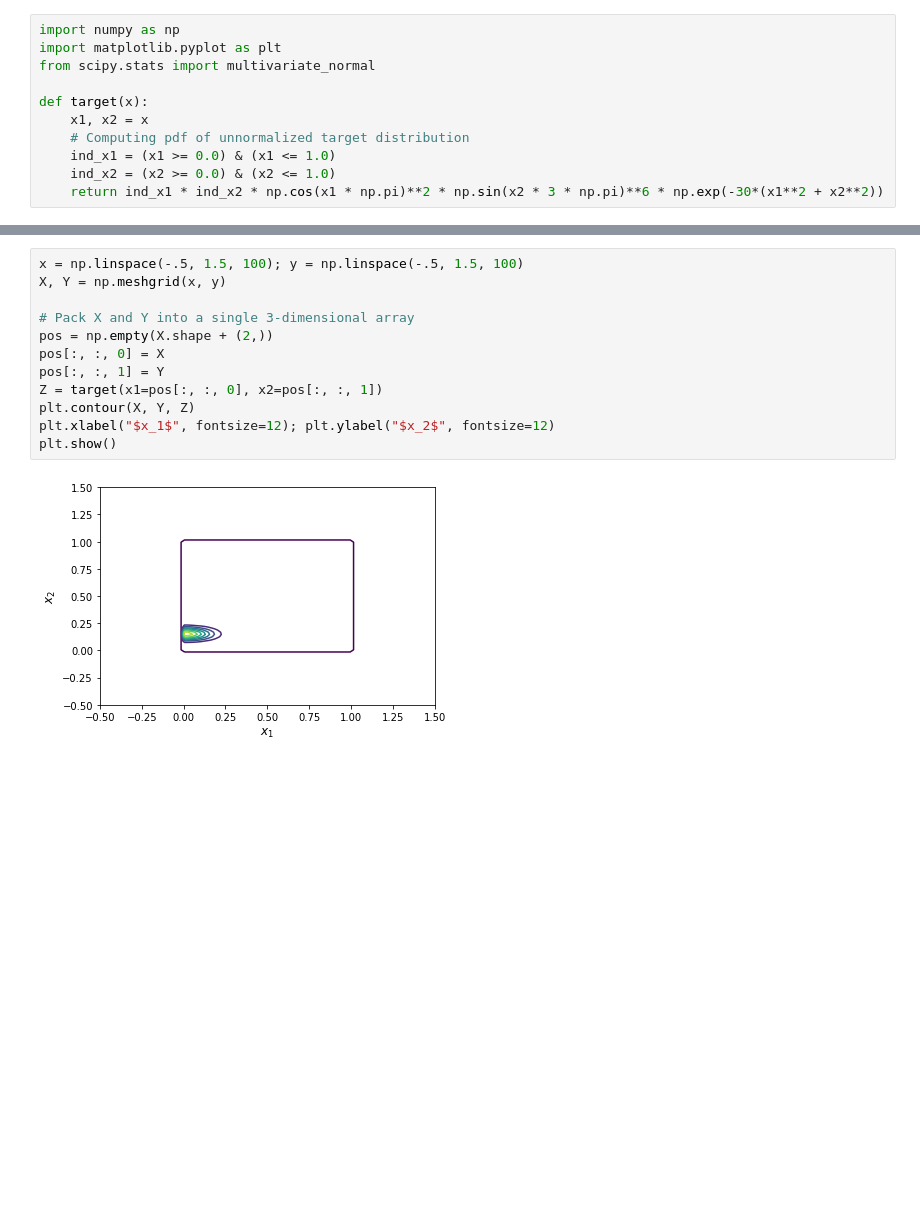
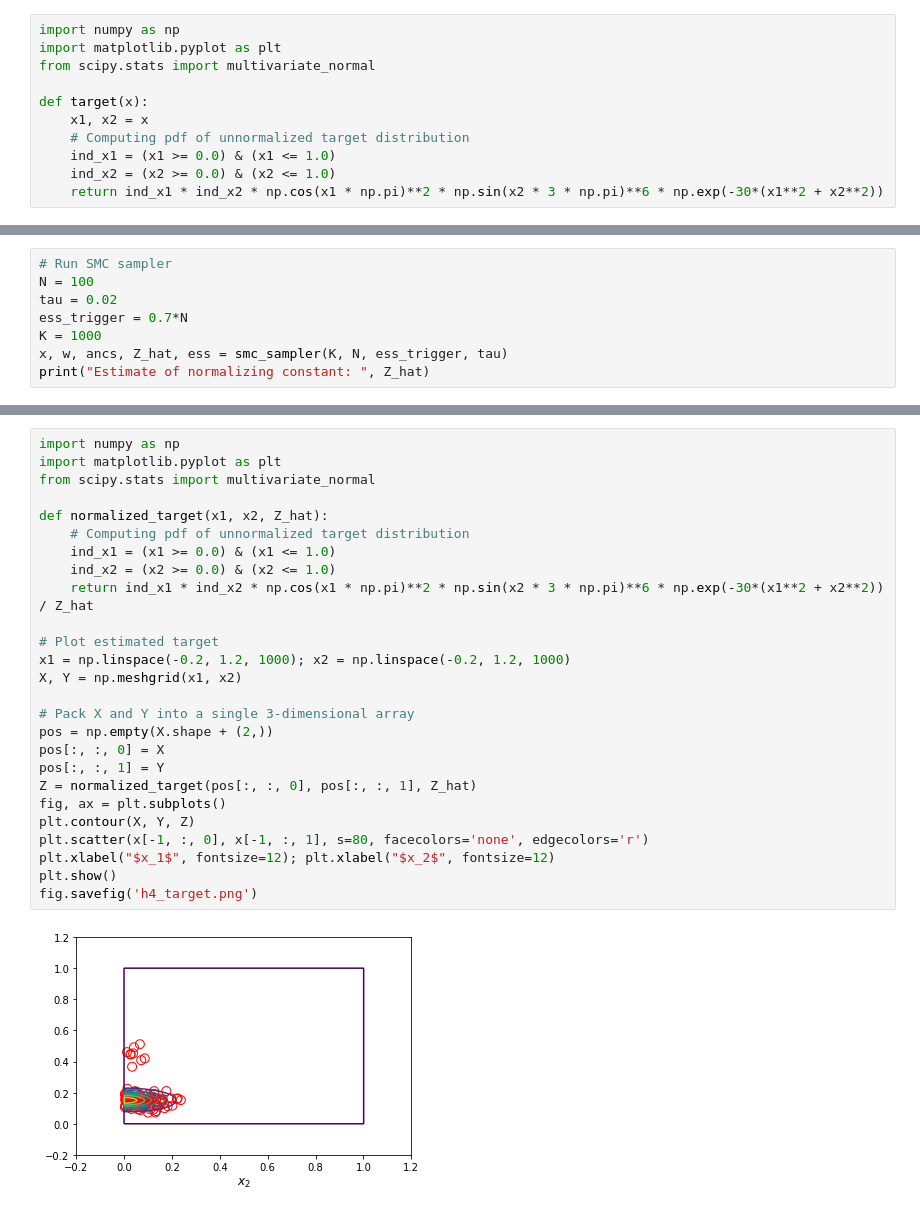
Before and after one commit to marcusklasson/smc_methods, a Jupyter notebook: homework/h4.ipynb, the cells around one changed output, grey strips where cells are left out. Saved outputs shown, nothing was run; the diff lists cells and outputs as text; blank space fills up the shorter version.

```diff
--- a/homework/h4.ipynb
+++ b/homework/h4.ipynb
@@ -13,0 +67,8 @@ def target(x):
+# %%
+# Run SMC sampler
+N = 100
+tau = 0.02
+ess_trigger = 0.7*N
+K = 1000
+x, w, ancs, Z_hat, ess = smc_sampler(K, N, ess_trigger, tau)
+print("Estimate of normalizing constant: ", Z_hat)
@@ -14,14 +105,28 @@ def target(x):
 # %%
-x = np.linspace(-.5, 1.5, 100); y = np.linspace(-.5, 1.5, 100)
-X, Y = np.meshgrid(x, y)
+import numpy as np
+import matplotlib.pyplot as plt
+from scipy.stats import multivariate_normal
+
+def normalized_target(x1, x2, Z_hat):
+    # Computing pdf of unnormalized target distribution
+    ind_x1 = (x1 >= 0.0) & (x1 <= 1.0)
+    ind_x2 = (x2 >= 0.0) & (x2 <= 1.0)
+    return ind_x1 * ind_x2 * np.cos(x1 * np.pi)**2 * np.sin(x2 * 3 * np.pi)**6 * np.exp(-30*(x1**2 + x2**2)) / Z_hat
+
+# Plot estimated target
+x1 = np.linspace(-0.2, 1.2, 1000); x2 = np.linspace(-0.2, 1.2, 1000)
+X, Y = np.meshgrid(x1, x2)
 
 # Pack X and Y into a single 3-dimensional array
 pos = np.empty(X.shape + (2,))
 pos[:, :, 0] = X
 pos[:, :, 1] = Y
-Z = target(x1=pos[:, :, 0], x2=pos[:, :, 1])
+Z = normalized_target(pos[:, :, 0], pos[:, :, 1], Z_hat)
+fig, ax = plt.subplots()
 plt.contour(X, Y, Z)
-plt.xlabel("$x_1$", fontsize=12); plt.ylabel("$x_2$", fontsize=12)
+plt.scatter(x[-1, :, 0], x[-1, :, 1], s=80, facecolors='none', edgecolors='r')
+plt.xlabel("$x_1$", fontsize=12); plt.xlabel("$x_2$", fontsize=12)
 plt.show()
+fig.savefig('h4_target.png')
 # %% [output]
-[figure, old version]
+[figure, new version]
```
Also changed, not shown: parts of 13 cells of this notebook, 18 other files.
